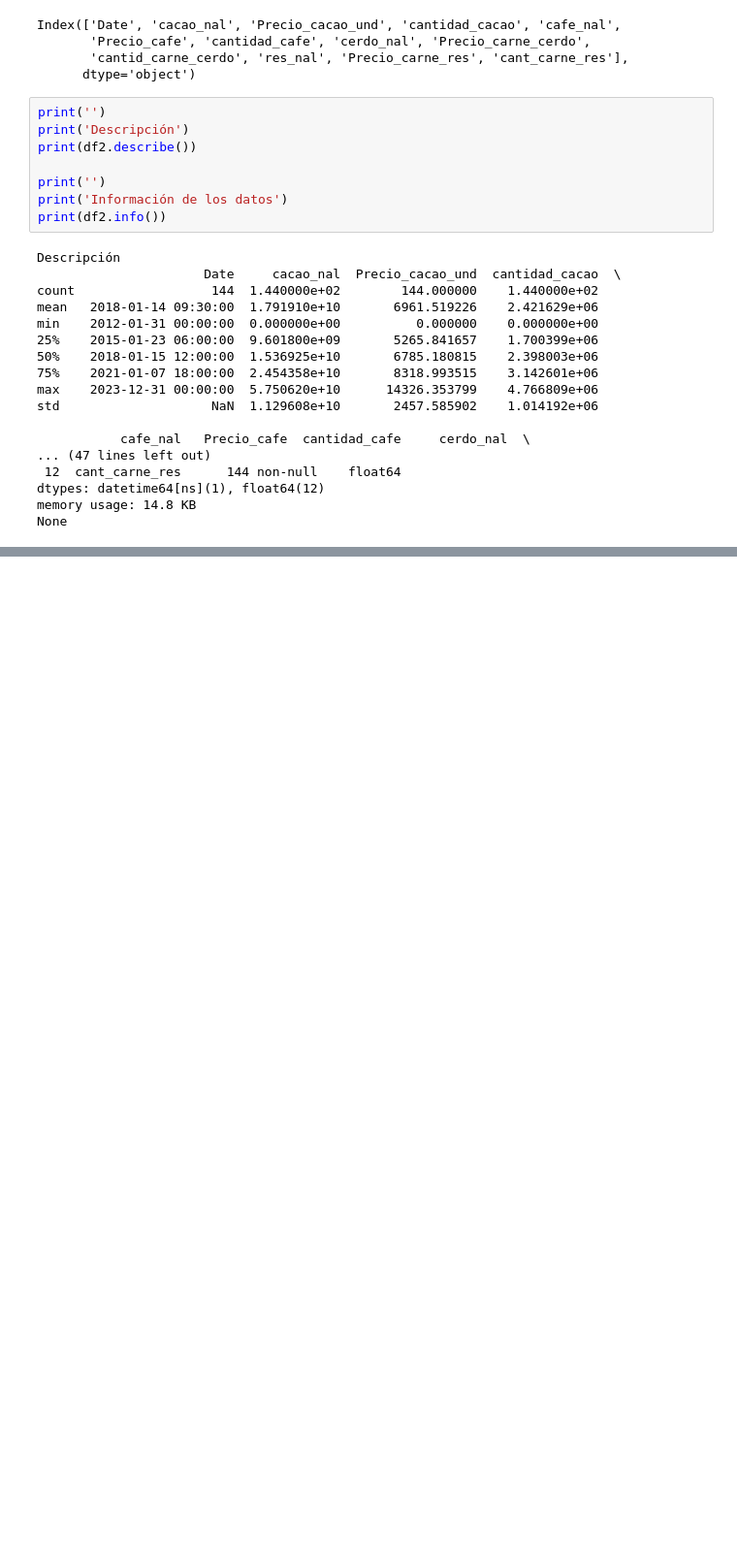
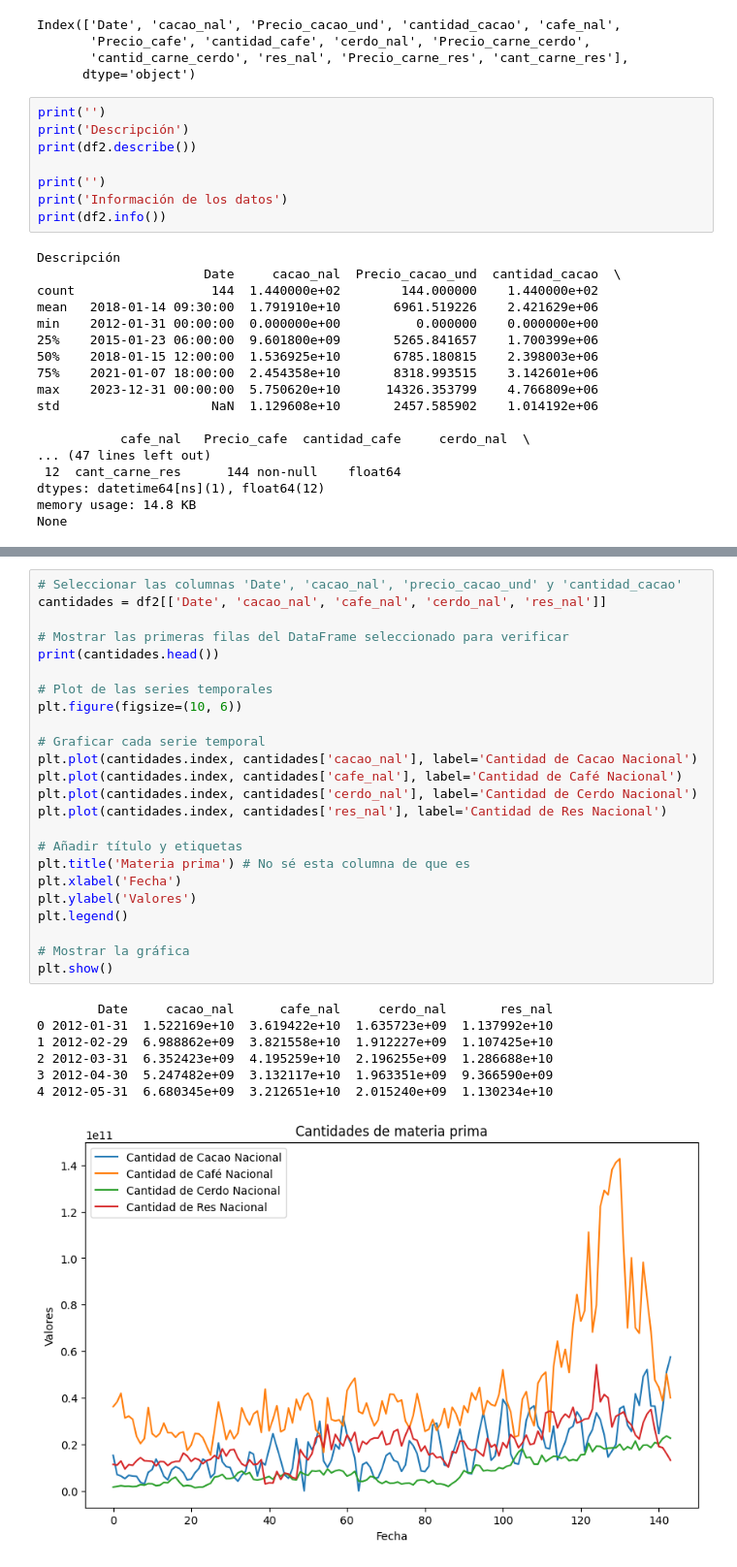
Before and after one commit to josedjaykv/Analisis-De-los-Datos-Proyecto-Nutresa, a Jupyter notebook: Analisis.ipynb, the cells around one changed output, grey strips where cells are left out. Shown at 97% size. Drawn from its saved outputs; the diff is of its cells as text; blank space fills up the shorter version.

Commit message:
materia_prima

```diff
--- a/Analisis.ipynb
+++ b/Analisis.ipynb
@@ -147,0 +148,32 @@ plt.show()
+# %%
+# Seleccionar las columnas 'Date', 'cacao_nal', 'precio_cacao_und' y 'cantidad_cacao'
+cantidades = df2[['Date', 'cacao_nal', 'cafe_nal', 'cerdo_nal', 'res_nal']]
+
+# Mostrar las primeras filas del DataFrame seleccionado para verificar
+print(cantidades.head())
+
+# Plot de las series temporales
+plt.figure(figsize=(10, 6))
+
+# Graficar cada serie temporal
+plt.plot(cantidades.index, cantidades['cacao_nal'], label='Cantidad de Cacao Nacional')
+plt.plot(cantidades.index, cantidades['cafe_nal'], label='Cantidad de Café Nacional')
+plt.plot(cantidades.index, cantidades['cerdo_nal'], label='Cantidad de Cerdo Nacional')
+plt.plot(cantidades.index, cantidades['res_nal'], label='Cantidad de Res Nacional')
+
+# Añadir título y etiquetas
+plt.title('Materia prima') # No sé esta columna de que es
+plt.xlabel('Fecha')
+plt.ylabel('Valores')
+plt.legend()
+
+# Mostrar la gráfica
+plt.show()
+# %% [output]
+        Date     cacao_nal      cafe_nal     cerdo_nal       res_nal
+0 2012-01-31  1.522169e+10  3.619422e+10  1.635723e+09  1.137992e+10
+1 2012-02-29  6.988862e+09  3.821558e+10  1.912227e+09  1.107425e+10
+2 2012-03-31  6.352423e+09  4.195259e+10  2.196255e+09  1.286688e+10
+3 2012-04-30  5.247482e+09  3.132117e+10  1.963351e+09  9.366590e+09
+4 2012-05-31  6.680345e+09  3.212651e+10  2.015240e+09  1.130234e+10
+[figure, added]
```
Also changed, not shown: parts of 3 cells of this notebook.
